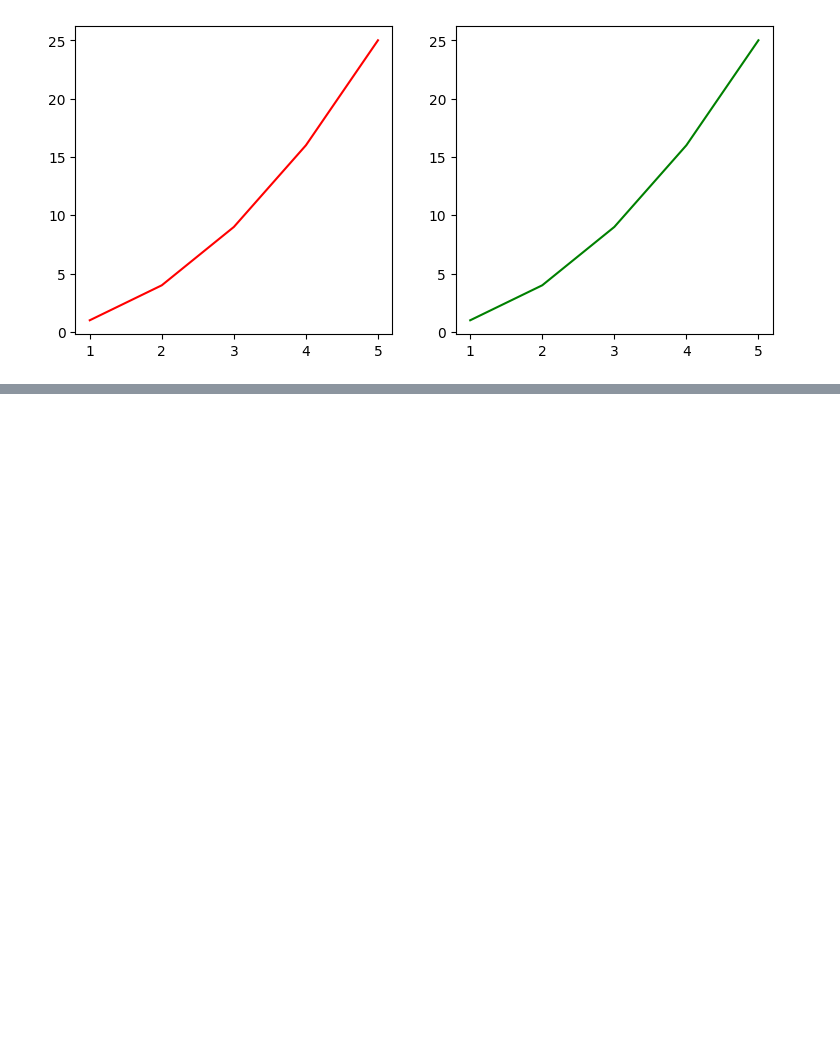
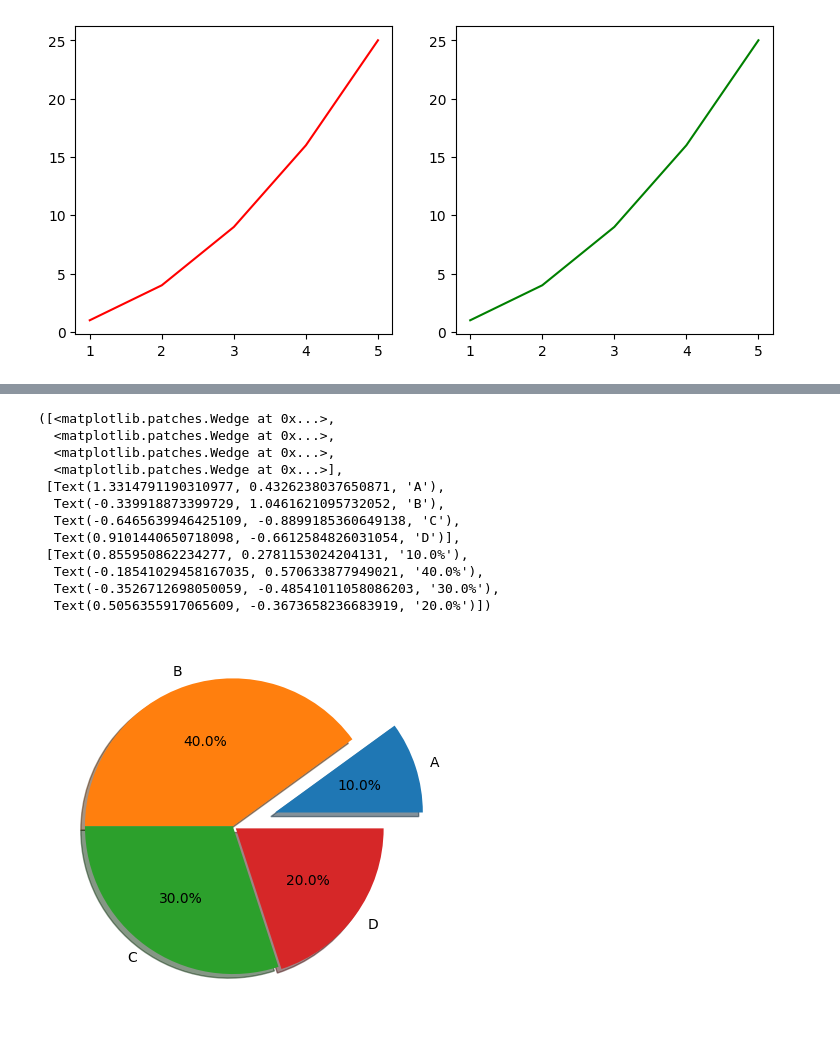
Before and after one commit to ajay9803/AI-ML, a Jupyter notebook: Data Analysis in Python/data_visualization_with_matplotlib.ipynb, the cells around one changed output, grey strips where cells are left out. Cells and saved outputs as stored; diff of their text form; code cells hidden in the pictures; blank space fills up the shorter version.

```diff
--- a/Data Analysis in Python/data_visualization_with_matplotlib.ipynb
+++ b/Data Analysis in Python/data_visualization_with_matplotlib.ipynb
@@ -65,0 +108,22 @@ plt.plot(x,y1, color="green")
+# %%
+# Pie Chart
+
+labels = ['A', 'B', 'C', 'D']
+values = [10, 40, 30, 20]
+explode = (0.3, 0, 0, 0.025)
+
+plt.pie(values, labels=labels, explode=explode, autopct="%1.1f%%", shadow=True)
+# %% [output]
+([<matplotlib.patches.Wedge at 0x...>,
+  <matplotlib.patches.Wedge at 0x...>,
+  <matplotlib.patches.Wedge at 0x...>,
+  <matplotlib.patches.Wedge at 0x...>],
+ [Text(1.3314791190310977, 0.4326238037650871, 'A'),
+  Text(-0.339918873399729, 1.0461621095732052, 'B'),
+  Text(-0.6465639946425109, -0.8899185360649138, 'C'),
+  Text(0.9101440650718098, -0.6612584826031054, 'D')],
+ [Text(0.855950862234277, 0.2781153024204131, '10.0%'),
+  Text(-0.18541029458167035, 0.570633877949021, '40.0%'),
+  Text(-0.3526712698050059, -0.48541011058086203, '30.0%'),
+  Text(0.5056355917065609, -0.3673658236683919, '20.0%')])
+[figure, added]
```
Also changed, not shown: parts of 5 cells of this notebook.
